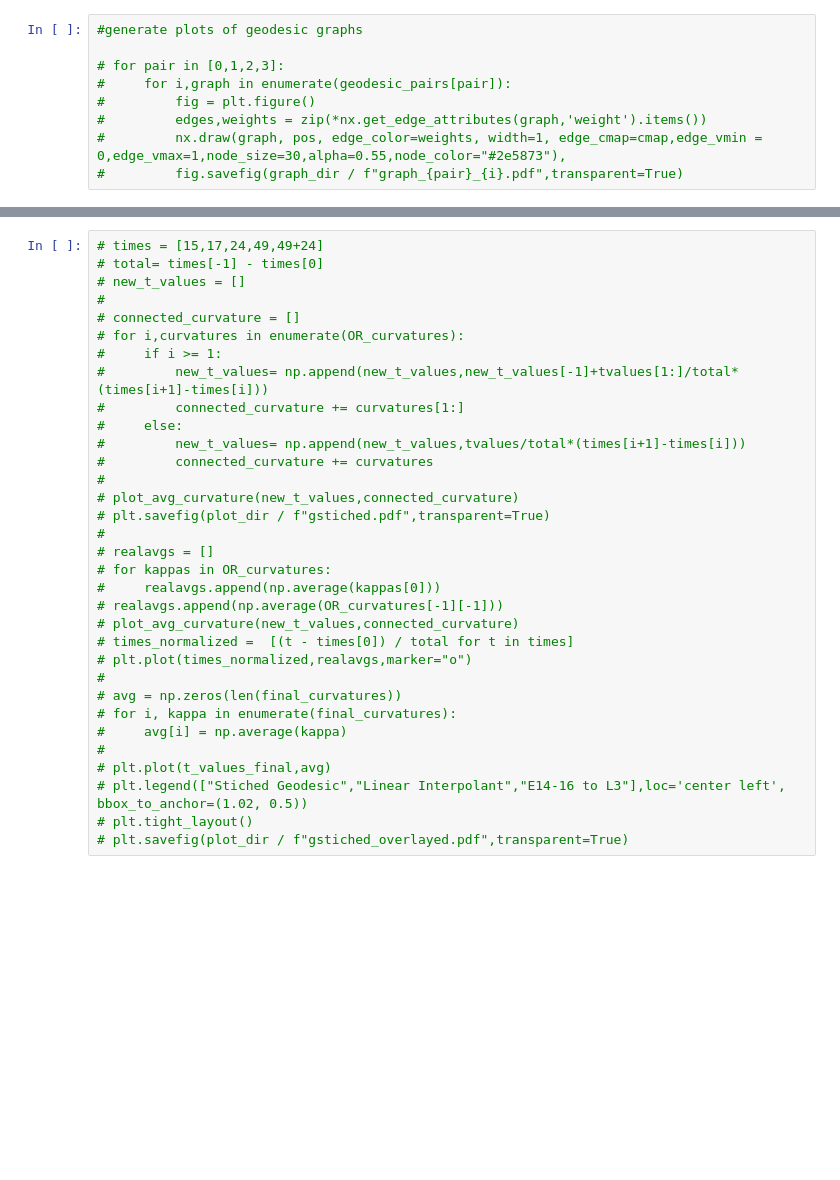
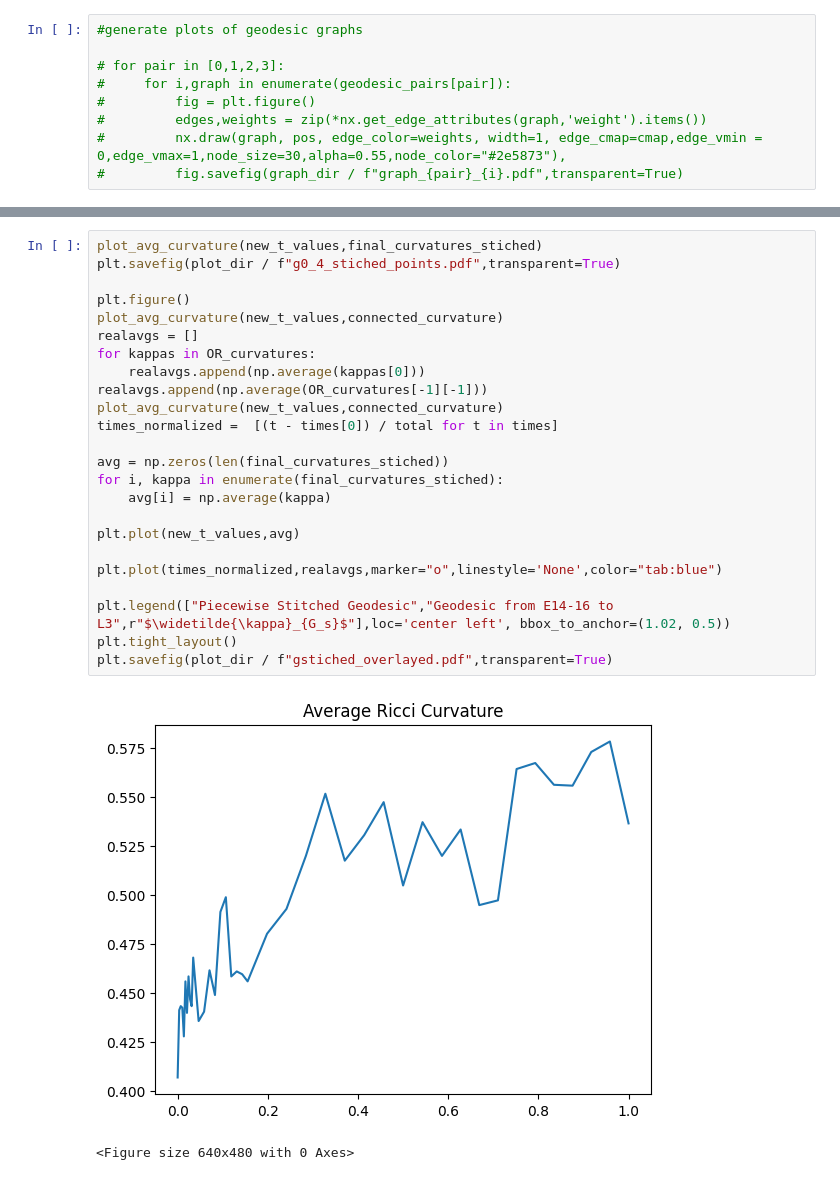
Before and after one commit to TuyentdTran/A-Unified-Geometric-Framework-for-Developmental-Analysis-of-Spatial-Transcriptomic-Data, a Jupyter notebook: Codes/Tuyen/GW Geodesic Ricci - Fruit Fly Ex3.ipynb, the cells around one changed output, grey strips where cells are left out. Saved outputs shown, nothing was run; the diff lists cells and outputs as text; blank space fills up the shorter version.

Commit message:
Updates to Fruit fly geodesic notebook.

```diff
--- a/Codes/Tuyen/GW Geodesic Ricci - Fruit Fly Ex3.ipynb
+++ b/Codes/Tuyen/GW Geodesic Ricci - Fruit Fly Ex3.ipynb
@@ -138,33 +165,27 @@ for i,geodesic_pair in enumerate(geodesic_pairs):
 # %%
-# times = [15,17,24,49,49+24]
-# total= times[-1] - times[0]
-# new_t_values = []
-#
-# connected_curvature = []
-# for i,curvatures in enumerate(OR_curvatures):
-#     if i >= 1:
-#         new_t_values= np.append(new_t_values,new_t_values[-1]+tvalues[1:]/total*(times[i+1]-times[i]))
-#         connected_curvature += curvatures[1:]
-#     else:
-#         new_t_values= np.append(new_t_values,tvalues/total*(times[i+1]-times[i]))
-#         connected_curvature += curvatures
-#
-# plot_avg_curvature(new_t_values,connected_curvature)
-# plt.savefig(plot_dir / f"gstiched.pdf",transparent=True)
-#
-# realavgs = []
-# for kappas in OR_curvatures:
-#     realavgs.append(np.average(kappas[0]))
-# realavgs.append(np.average(OR_curvatures[-1][-1]))
-# plot_avg_curvature(new_t_values,connected_curvature)
-# times_normalized =  [(t - times[0]) / total for t in times]
-# plt.plot(times_normalized,realavgs,marker="o")
-#
-# avg = np.zeros(len(final_curvatures))
-# for i, kappa in enumerate(final_curvatures):
-#     avg[i] = np.average(kappa)
-#
-# plt.plot(t_values_final,avg)
-# plt.legend(["Stiched Geodesic","Linear Interpolant","E14-16 to L3"],loc='center left', bbox_to_anchor=(1.02, 0.5))
-# plt.tight_layout()
-# plt.savefig(plot_dir / f"gstiched_overlayed.pdf",transparent=True)
+plot_avg_curvature(new_t_values,final_curvatures_stiched)
+plt.savefig(plot_dir / f"g0_4_stiched_points.pdf",transparent=True)
+
+plt.figure()
+plot_avg_curvature(new_t_values,connected_curvature)
+realavgs = []
+for kappas in OR_curvatures:
+    realavgs.append(np.average(kappas[0]))
+realavgs.append(np.average(OR_curvatures[-1][-1]))
+plot_avg_curvature(new_t_values,connected_curvature)
+times_normalized =  [(t - times[0]) / total for t in times]
+
+avg = np.zeros(len(final_curvatures_stiched))
+for i, kappa in enumerate(final_curvatures_stiched):
+    avg[i] = np.average(kappa)
+
+plt.plot(new_t_values,avg)
+
+plt.plot(times_normalized,realavgs,marker="o",linestyle='None',color="tab:blue")
+
+plt.legend(["Piecewise Stitched Geodesic","Geodesic from E14-16 to L3",r"$\widetilde{\kappa}_{G_s}$"],loc='center left', bbox_to_anchor=(1.02, 0.5))
+plt.tight_layout()
+plt.savefig(plot_dir / f"gstiched_overlayed.pdf",transparent=True)
+# %% [output]
+[figure, added]
+<Figure size 640x480 with 0 Axes>
```
Also changed, not shown: parts of 18 cells of this notebook, 58 other files.
